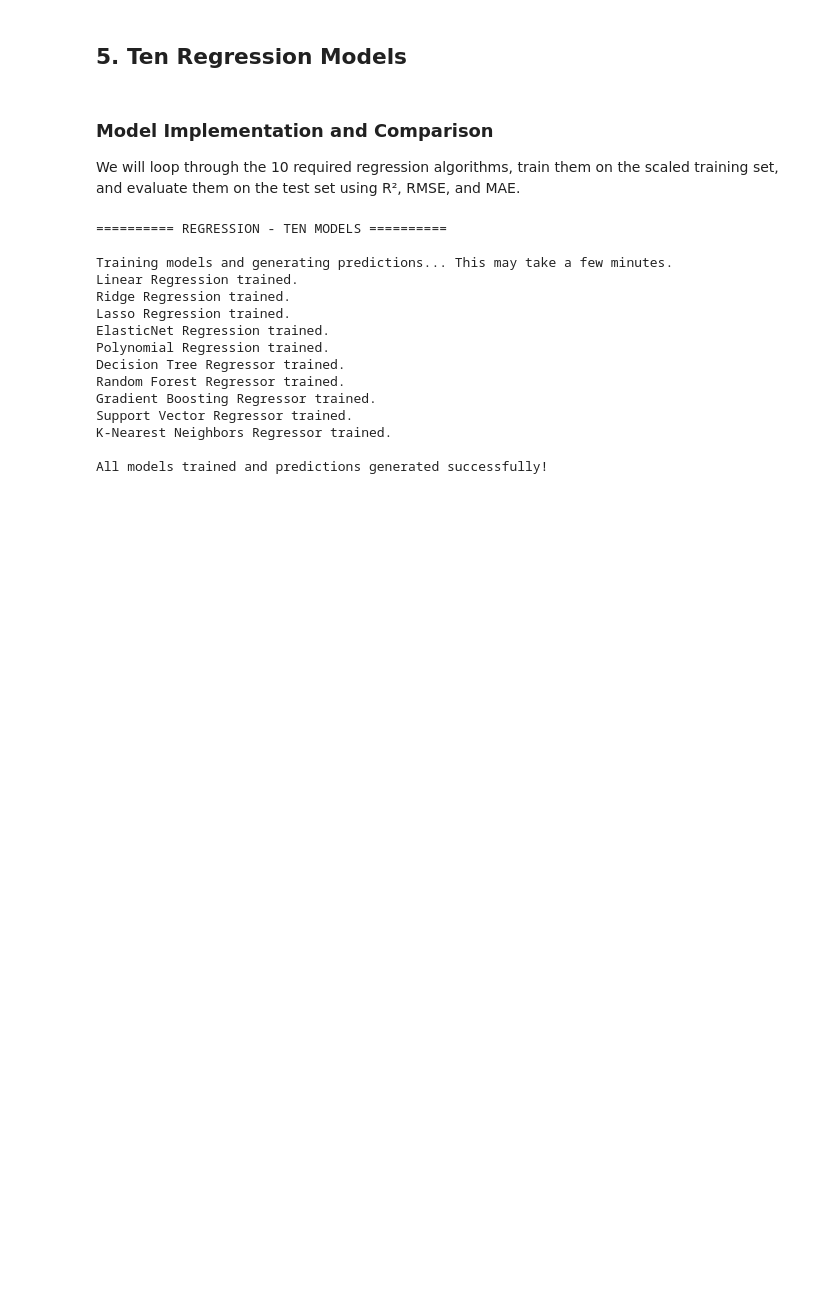
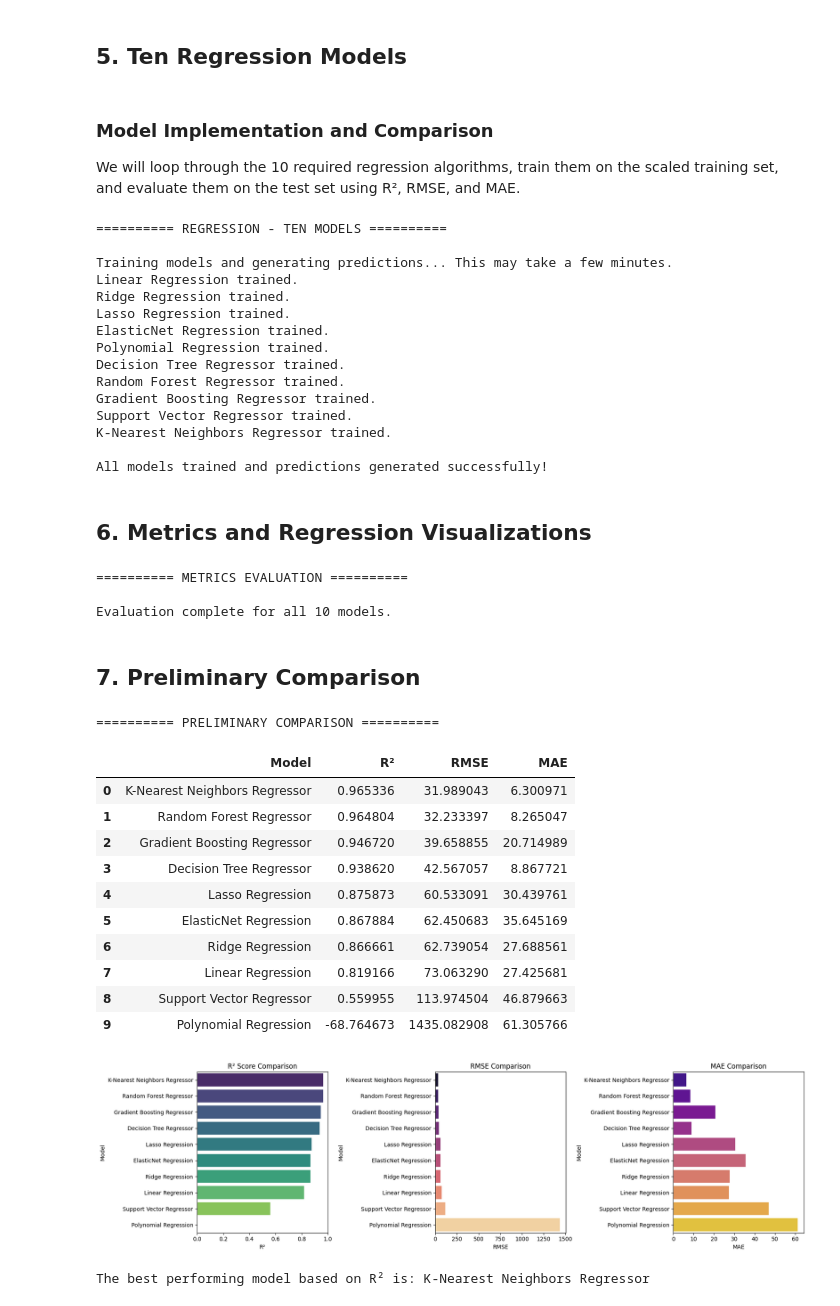
Before and after one commit to Viswesh-G/AutoML-_-Project, a Jupyter notebook: gas_sensor_ml_capstone/notebooks/regression.ipynb, the cells around one changed output. Cells and saved outputs as stored; diff of their text form; code cells hidden in the pictures; blank space fills up the shorter version.

Commit message:
Completed full regression track

```diff
--- a/gas_sensor_ml_capstone/notebooks/regression.ipynb
+++ b/gas_sensor_ml_capstone/notebooks/regression.ipynb
@@ -471,3 +471,79 @@ Support Vector Regressor trained.
 K-Nearest Neighbors Regressor trained.
 
 All models trained and predictions generated successfully!
+# %% [markdown]
+## 6. Metrics and Regression Visualizations
+# %%
+print("========== METRICS EVALUATION ==========\n")
+
+from sklearn.metrics import r2_score, mean_squared_error, mean_absolute_error
+
+def evaluate_regressor(model_name, y_true, y_pred):
+    r2 = r2_score(y_true, y_pred)
+    rmse = mean_squared_error(y_true, y_pred) ** 0.5
+    mae = mean_absolute_error(y_true, y_pred)
+    return {
+        "Model": model_name,
+        "R²": r2,
+        "RMSE": rmse,
+        "MAE": mae
+    }
+
+results = []
+results.append(evaluate_regressor("Linear Regression", y_test, linear_preds))
+results.append(evaluate_regressor("Ridge Regression", y_test, ridge_preds))
+results.append(evaluate_regressor("Lasso Regression", y_test, lasso_preds))
+results.append(evaluate_regressor("ElasticNet Regression", y_test, elastic_preds))
+results.append(evaluate_regressor("Polynomial Regression", y_test, poly_preds))
+results.append(evaluate_regressor("Decision Tree Regressor", y_test, dt_preds))
+results.append(evaluate_regressor("Random Forest Regressor", y_test, rf_preds))
+results.append(evaluate_regressor("Gradient Boosting Regressor", y_test, gb_preds))
+results.append(evaluate_regressor("Support Vector Regressor", y_test, svr_preds))
+results.append(evaluate_regressor("K-Nearest Neighbors Regressor", y_test, knn_preds))
+
+results_df = pd.DataFrame(results)
+print("Evaluation complete for all 10 models.")
+# %% [output]
+========== METRICS EVALUATION ==========
+
+Evaluation complete for all 10 models.
+# %% [markdown]
+## 7. Preliminary Comparison
+# %%
+print("========== PRELIMINARY COMPARISON ==========\n")
+results_df = results_df.sort_values(by="R²", ascending=False).reset_index(drop=True)
+display(results_df)
+
+# Plot R², RMSE, MAE comparison
+fig, axes = plt.subplots(1, 3, figsize=(18, 5))
+
+sns.barplot(data=results_df, y="Model", x="R²", ax=axes[0], palette="viridis")
+axes[0].set_title("R² Score Comparison")
+axes[0].set_xlim(0, 1)
+
+sns.barplot(data=results_df, y="Model", x="RMSE", ax=axes[1], palette="magma")
+axes[1].set_title("RMSE Comparison")
+
+sns.barplot(data=results_df, y="Model", x="MAE", ax=axes[2], palette="plasma")
+axes[2].set_title("MAE Comparison")
+
+plt.tight_layout()
+plt.show()
+
+best_model_name = results_df.iloc[0]['Model']
+print(f"The best performing model based on R² is: {best_model_name}")
+# %% [output]
+========== PRELIMINARY COMPARISON ==========
+|  | Model | R² | RMSE | MAE |
+| 0 | K-Nearest Neighbors Regressor | 0.965336 | 31.989043 | 6.300971 |
+| 1 | Random Forest Regressor | 0.964804 | 32.233397 | 8.265047 |
+| 2 | Gradient Boosting Regressor | 0.946720 | 39.658855 | 20.714989 |
+| 3 | Decision Tree Regressor | 0.938620 | 42.567057 | 8.867721 |
+| 4 | Lasso Regression | 0.875873 | 60.533091 | 30.439761 |
+| 5 | ElasticNet Regression | 0.867884 | 62.450683 | 35.645169 |
+| 6 | Ridge Regression | 0.866661 | 62.739054 | 27.688561 |
+| 7 | Linear Regression | 0.819166 | 73.063290 | 27.425681 |
+| 8 | Support Vector Regressor | 0.559955 | 113.974504 | 46.879663 |
+| 9 | Polynomial Regression | -68.764673 | 1435.082908 | 61.305766 |
+[figure, added]
+The best performing model based on R² is: K-Nearest Neighbors Regressor
```
Also changed, not shown: parts of 12 cells of this notebook, 1 other file.
